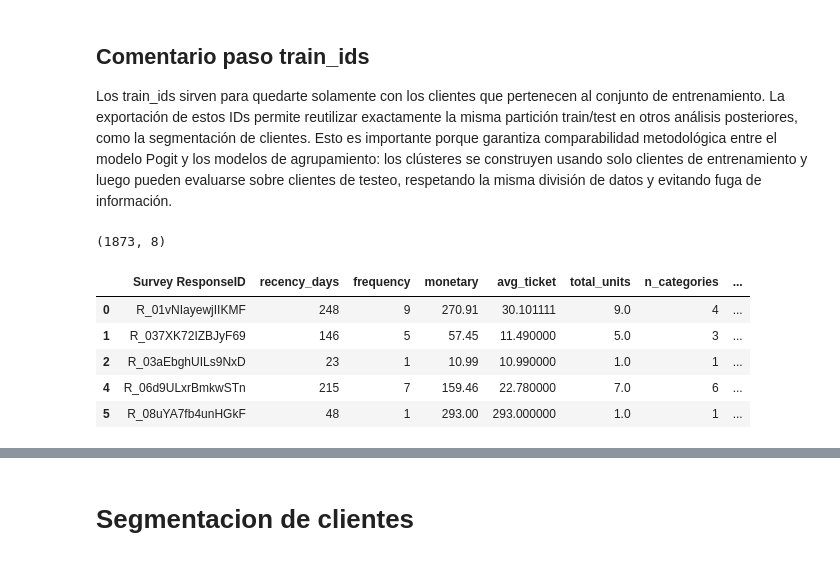
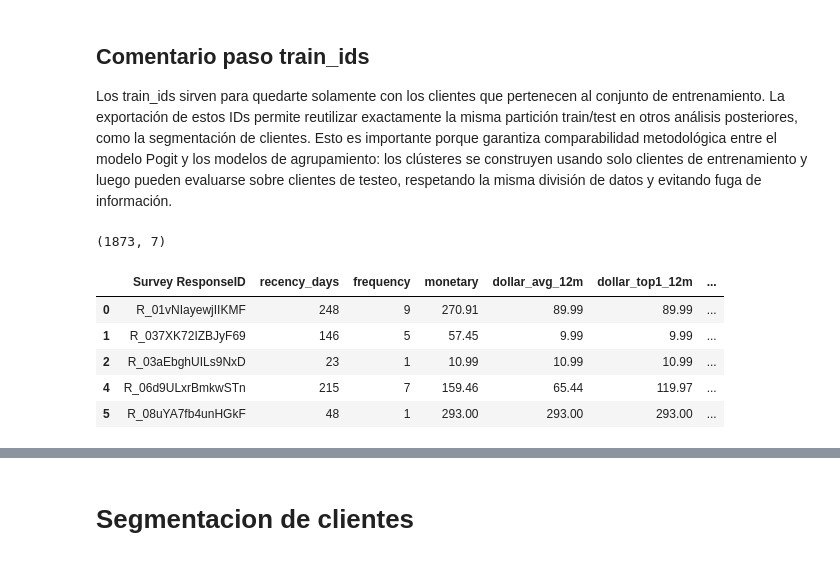
Before and after one commit to Th-msc-data-2026-ujav/Segmentacion-de-clientes-Samsung-SioW-SoW-y-Pow, a Jupyter notebook: segmentacion de clientes/segmentacion_clientes.ipynb, the cells around one changed output, grey strips where cells are left out. Drawn from its saved outputs; the diff is of its cells as text; code cells hidden in the pictures.

```diff
--- a/segmentacion de clientes/segmentacion_clientes.ipynb
+++ b/segmentacion de clientes/segmentacion_clientes.ipynb
@@ -30,8 +30,8 @@ warnings.filterwarnings("ignore")
 # %% [markdown]
 ## Importacion de las bases de datos
 # %%
-purchases = pd.read_csv("../analisis exploratorio/amazon-purchases.csv")
-survey = pd.read_csv("../analisis exploratorio/survey2.csv")
+purchases = pd.read_csv("amazon-purchases.csv")
+survey = pd.read_csv("survey2.csv")
 # %%
 purchases.info(show_counts=True)
 # %% [output]
@@ -1024,0 +1205,13 @@ base_kmeans.shape
+# %%
+base = (
+    purchases_T1
+    .groupby("Survey ResponseID")
+    .agg(
+        recency_days=("Order Date", lambda x: (T1_END - x.max()).days),
+        frequency=("Order Date", "count"),
+        monetary=("amount", "sum"),
+    )
+    .reset_index()
+)
+
+base.shape
@@ -1034,16 +1284,16 @@ respetando la misma división de datos y evitando fuga de información.
 # %%
 train_ids = pd.read_csv("train_ids.csv")["response_id"].astype(str)
 
-base_train = base_kmeans[
-    base_kmeans["Survey ResponseID"].isin(train_ids)
+base_train = base[
+    base["Survey ResponseID"].isin(train_ids)
 ].copy()
 print(base_train.shape)
 base_train.head()
 # %% [output]
-(1873, 8)
+(1873, 7)
-|  | Survey ResponseID | recency_days | frequency | monetary | avg_ticket | total_units | n_categories | ... |
-| 0 | R_01vNIayewjIIKMF | 248 | 9 | 270.91 | 30.101111 | 9.0 | 4 | ... |
-| 1 | R_037XK72IZBJyF69 | 146 | 5 | 57.45 | 11.490000 | 5.0 | 3 | ... |
-| 2 | R_03aEbghUILs9NxD | 23 | 1 | 10.99 | 10.990000 | 1.0 | 1 | ... |
-| 4 | R_06d9ULxrBmkwSTn | 215 | 7 | 159.46 | 22.780000 | 7.0 | 6 | ... |
-| 5 | R_08uYA7fb4unHGkF | 48 | 1 | 293.00 | 293.000000 | 1.0 | 1 | ... |
+|  | Survey ResponseID | recency_days | frequency | monetary | dollar_avg_12m | dollar_top1_12m | ... |
+| 0 | R_01vNIayewjIIKMF | 248 | 9 | 270.91 | 89.99 | 89.99 | ... |
+| 1 | R_037XK72IZBJyF69 | 146 | 5 | 57.45 | 9.99 | 9.99 | ... |
+| 2 | R_03aEbghUILs9NxD | 23 | 1 | 10.99 | 10.99 | 10.99 | ... |
+| 4 | R_06d9ULxrBmkwSTn | 215 | 7 | 159.46 | 65.44 | 119.97 | ... |
+| 5 | R_08uYA7fb4unHGkF | 48 | 1 | 293.00 | 293.00 | 293.00 | ... |
```
Also changed, not shown: parts of 63 cells of this notebook, 2 other files.
